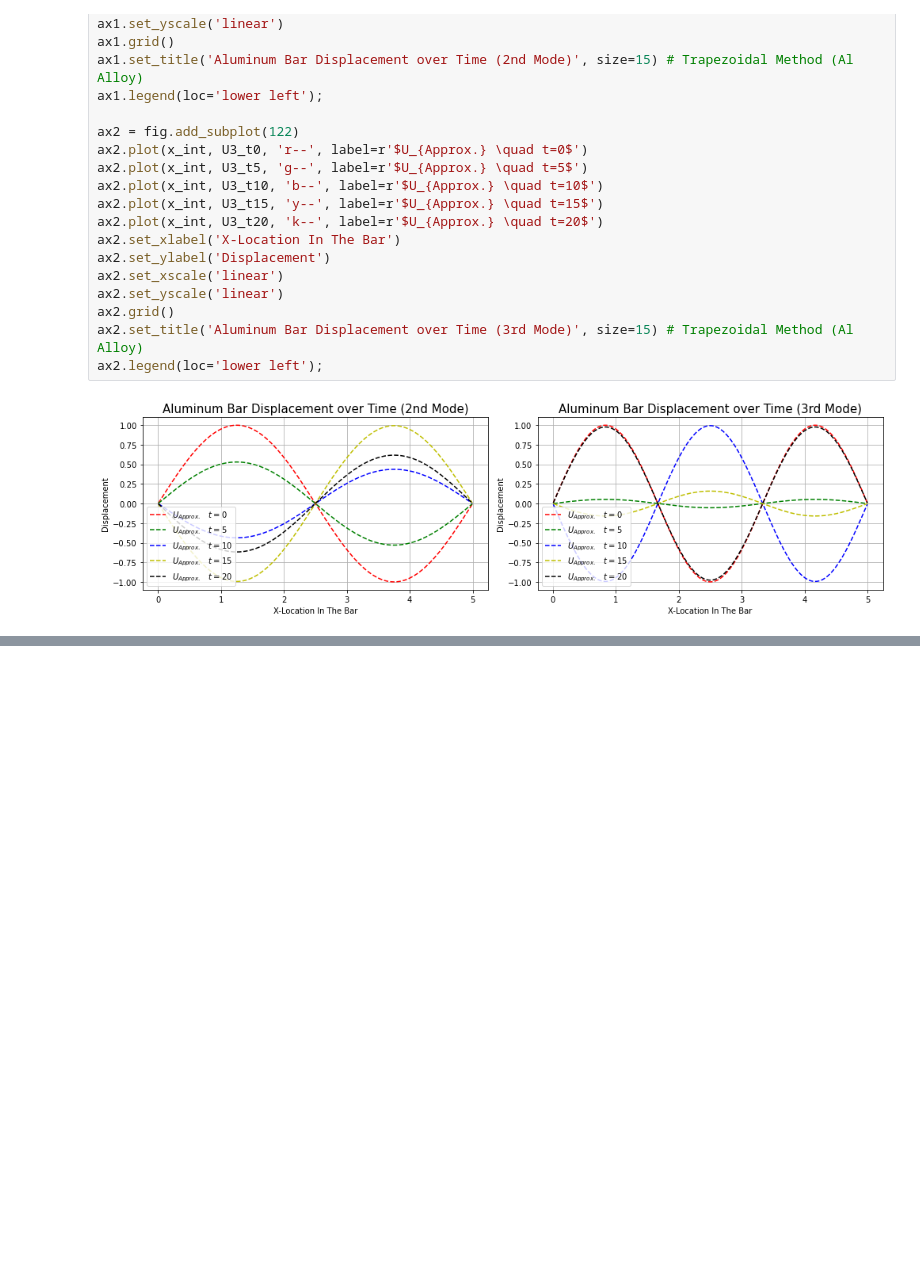
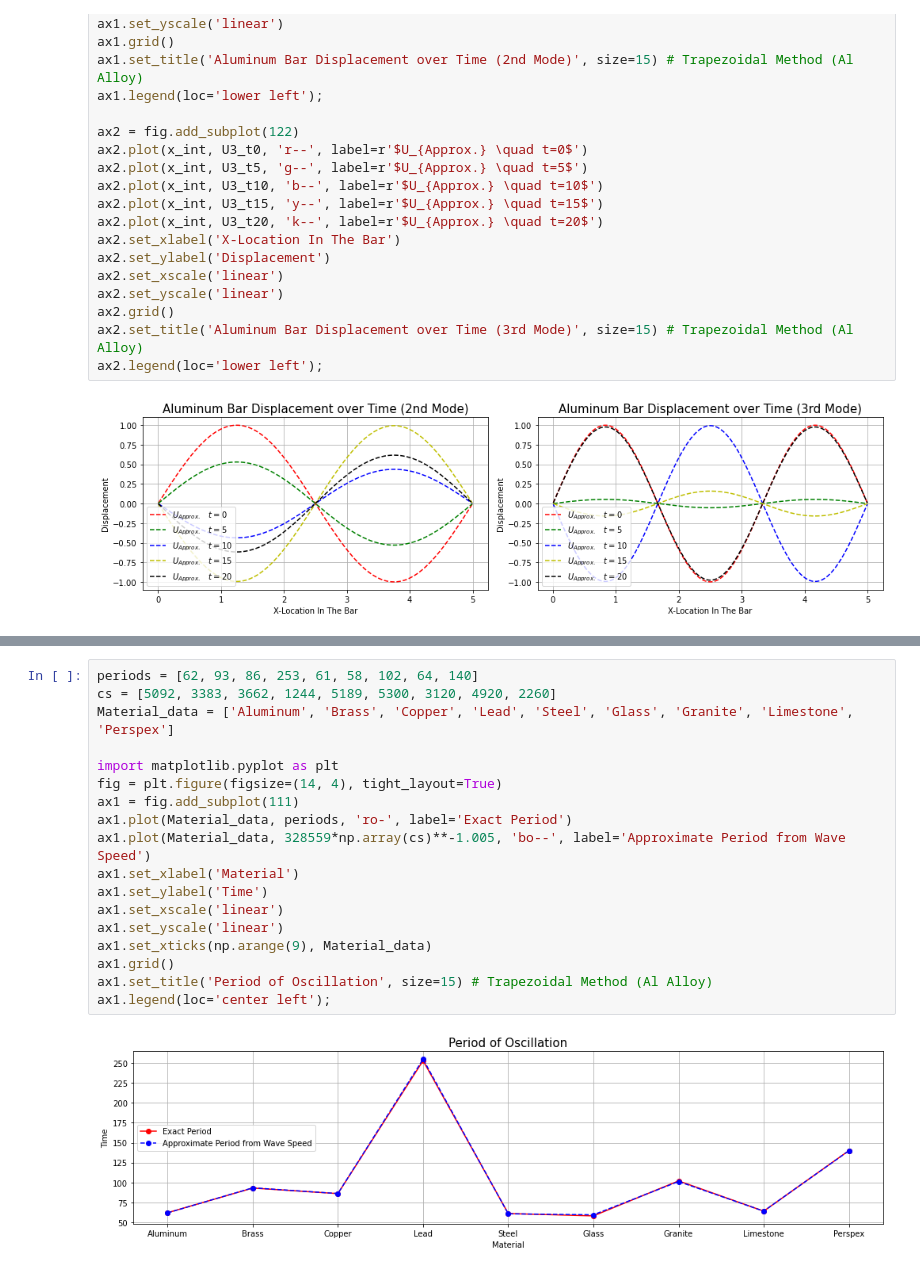
Before and after one commit to minwin0630/ae370-group-project-2, a Jupyter notebook: Project 2 Group Final Code Document.ipynb, the cells around one changed output, grey strips where cells are left out. Cells and saved outputs as stored; diff of their text form; blank space fills up the shorter version.

```diff
--- a/Project 2 Group Final Code Document.ipynb
+++ b/Project 2 Group Final Code Document.ipynb
@@ -266,0 +413,20 @@ ax2.legend(loc='lower left');
+# %%
+periods = [62, 93, 86, 253, 61, 58, 102, 64, 140]
+cs = [5092, 3383, 3662, 1244, 5189, 5300, 3120, 4920, 2260]
+Material_data = ['Aluminum', 'Brass', 'Copper', 'Lead', 'Steel', 'Glass', 'Granite', 'Limestone', 'Perspex']
+
+import matplotlib.pyplot as plt
+fig = plt.figure(figsize=(14, 4), tight_layout=True)
+ax1 = fig.add_subplot(111)
+ax1.plot(Material_data, periods, 'ro-', label='Exact Period')
+ax1.plot(Material_data, 328559*np.array(cs)**-1.005, 'bo--', label='Approximate Period from Wave Speed')
+ax1.set_xlabel('Material')
+ax1.set_ylabel('Time')
+ax1.set_xscale('linear')
+ax1.set_yscale('linear')
+ax1.set_xticks(np.arange(9), Material_data)
+ax1.grid()
+ax1.set_title('Period of Oscillation', size=15) # Trapezoidal Method (Al Alloy)
+ax1.legend(loc='center left');
+# %% [output]
+[figure, added]
```
Also changed, not shown: parts of 13 cells of this notebook.
